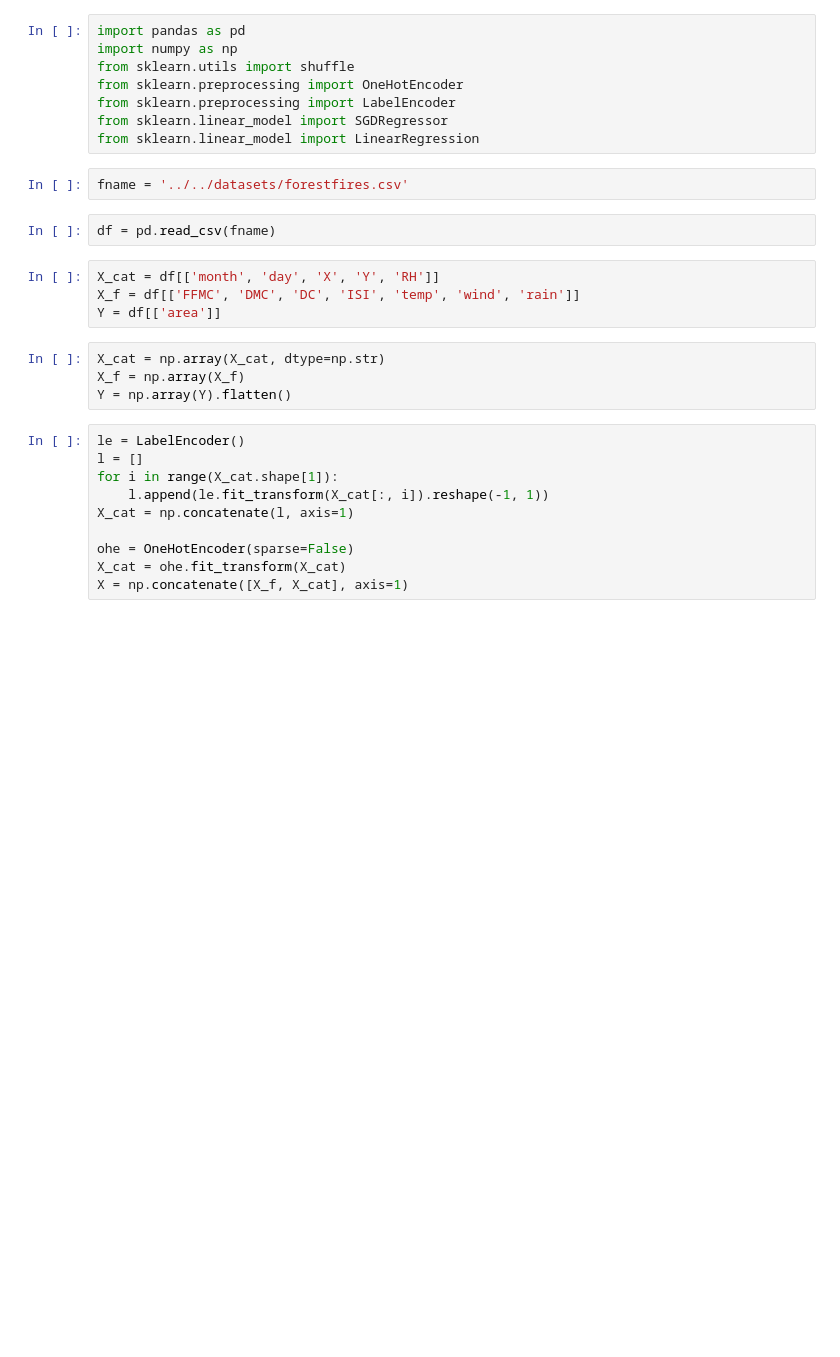
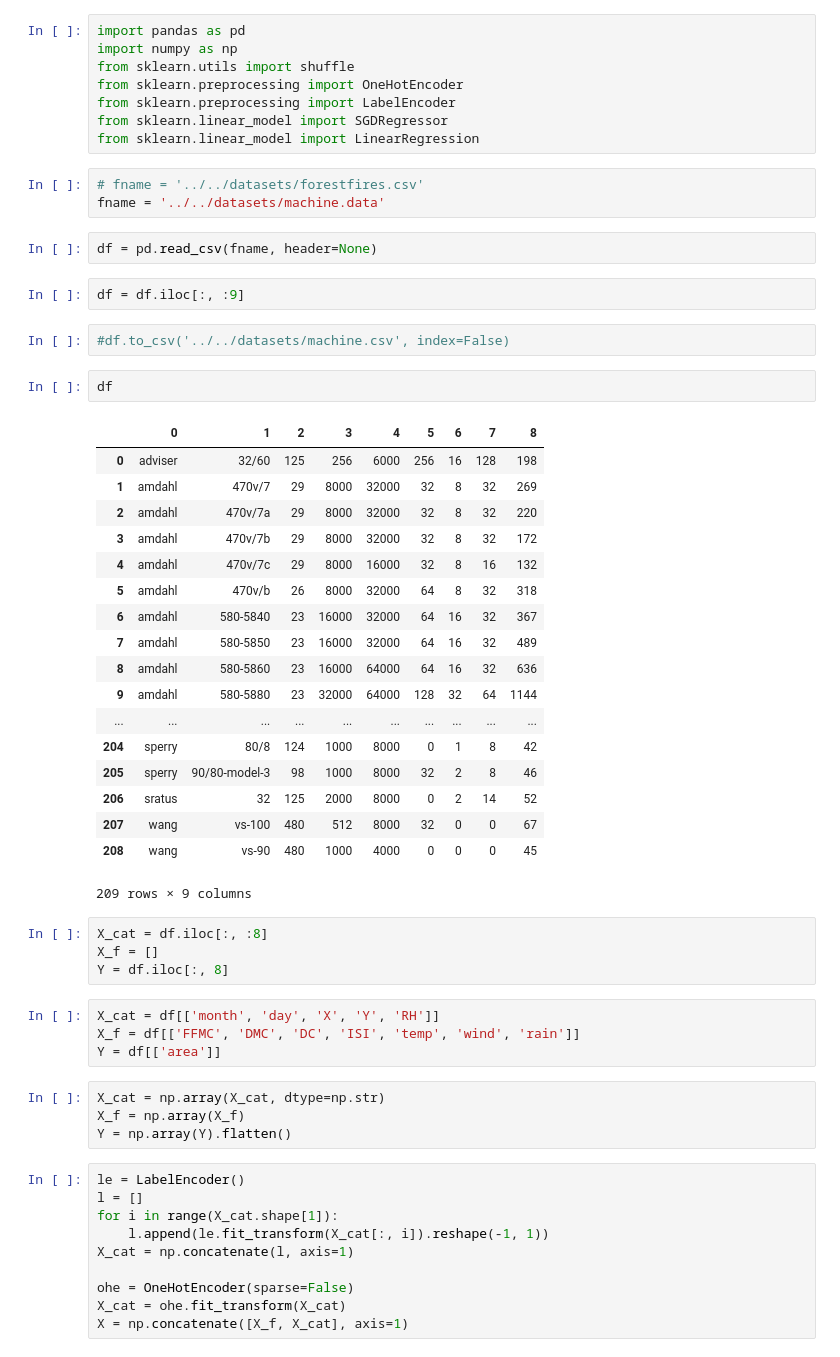
Before and after one commit to eph2795/FM, a Jupyter notebook: utils/csv_parsing.ipynb, the cells around one changed output. Saved outputs shown, nothing was run; the diff lists cells and outputs as text; blank space fills up the shorter version.

```diff
--- a/utils/csv_parsing.ipynb
+++ b/utils/csv_parsing.ipynb
@@ -7,9 +7,39 @@ from sklearn.preprocessing import LabelEncoder
 from sklearn.linear_model import SGDRegressor
 from sklearn.linear_model import LinearRegression
 # %%
-fname = '../../datasets/forestfires.csv'
+# fname = '../../datasets/forestfires.csv'
+fname = '../../datasets/machine.data'
 # %%
-df = pd.read_csv(fname)
+df = pd.read_csv(fname, header=None)
+# %%
+df = df.iloc[:, :9]
+# %%
+#df.to_csv('../../datasets/machine.csv', index=False)
+# %%
+df
+# %% [output]
+|  | 0 | 1 | 2 | 3 | 4 | 5 | 6 | 7 | 8 |
+| 0 | adviser | 32/60 | 125 | 256 | 6000 | 256 | 16 | 128 | 198 |
+| 1 | amdahl | 470v/7 | 29 | 8000 | 32000 | 32 | 8 | 32 | 269 |
+| 2 | amdahl | 470v/7a | 29 | 8000 | 32000 | 32 | 8 | 32 | 220 |
+| 3 | amdahl | 470v/7b | 29 | 8000 | 32000 | 32 | 8 | 32 | 172 |
+| 4 | amdahl | 470v/7c | 29 | 8000 | 16000 | 32 | 8 | 16 | 132 |
+| 5 | amdahl | 470v/b | 26 | 8000 | 32000 | 64 | 8 | 32 | 318 |
+| 6 | amdahl | 580-5840 | 23 | 16000 | 32000 | 64 | 16 | 32 | 367 |
+| 7 | amdahl | 580-5850 | 23 | 16000 | 32000 | 64 | 16 | 32 | 489 |
+| 8 | amdahl | 580-5860 | 23 | 16000 | 64000 | 64 | 16 | 32 | 636 |
+| 9 | amdahl | 580-5880 | 23 | 32000 | 64000 | 128 | 32 | 64 | 1144 |
+| ... | ... | ... | ... | ... | ... | ... | ... | ... | ... |
+| 204 | sperry | 80/8 | 124 | 1000 | 8000 | 0 | 1 | 8 | 42 |
+| 205 | sperry | 90/80-model-3 | 98 | 1000 | 8000 | 32 | 2 | 8 | 46 |
+| 206 | sratus | 32 | 125 | 2000 | 8000 | 0 | 2 | 14 | 52 |
+| 207 | wang | vs-100 | 480 | 512 | 8000 | 32 | 0 | 0 | 67 |
+| 208 | wang | vs-90 | 480 | 1000 | 4000 | 0 | 0 | 0 | 45 |
+209 rows × 9 columns
+# %%
+X_cat = df.iloc[:, :8]
+X_f = []
+Y = df.iloc[:, 8]
 # %%
 X_cat = df[['month', 'day', 'X', 'Y', 'RH']]
 X_f = df[['FFMC', 'DMC', 'DC', 'ISI', 'temp', 'wind', 'rain']]
```
Also changed, not shown: parts of 9 cells of this notebook, 7 other files.
